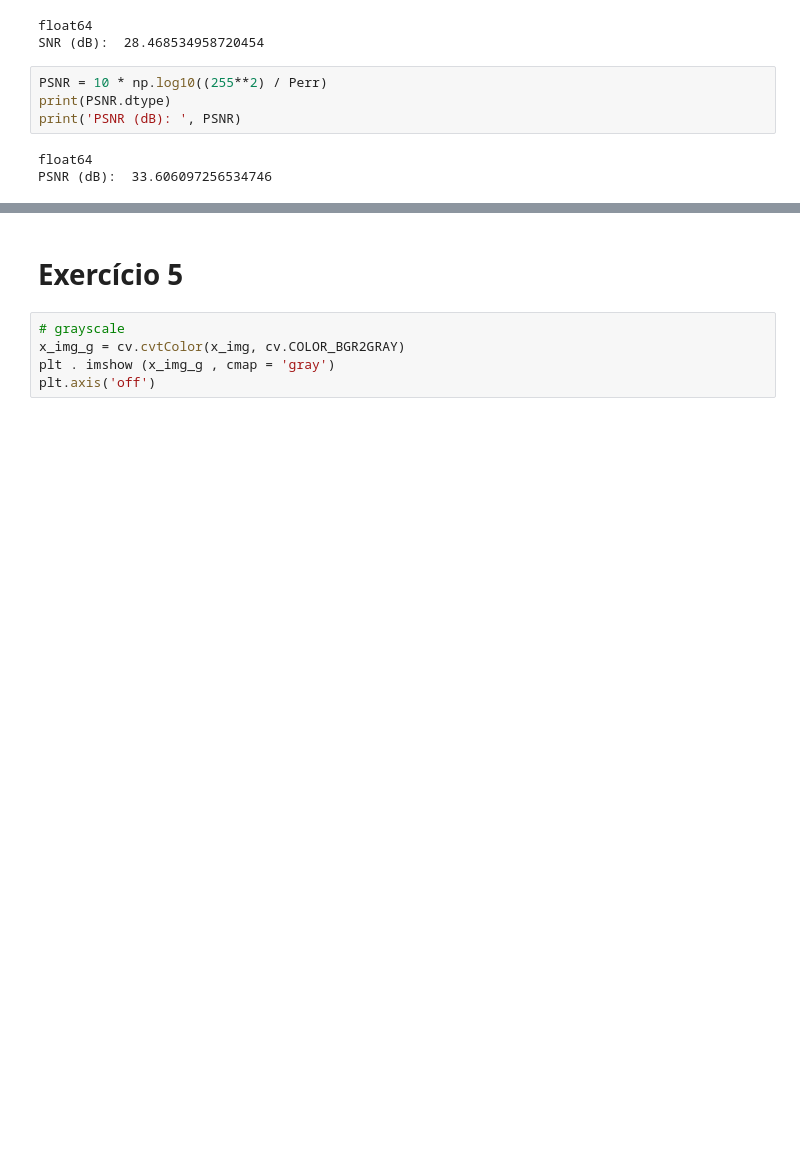
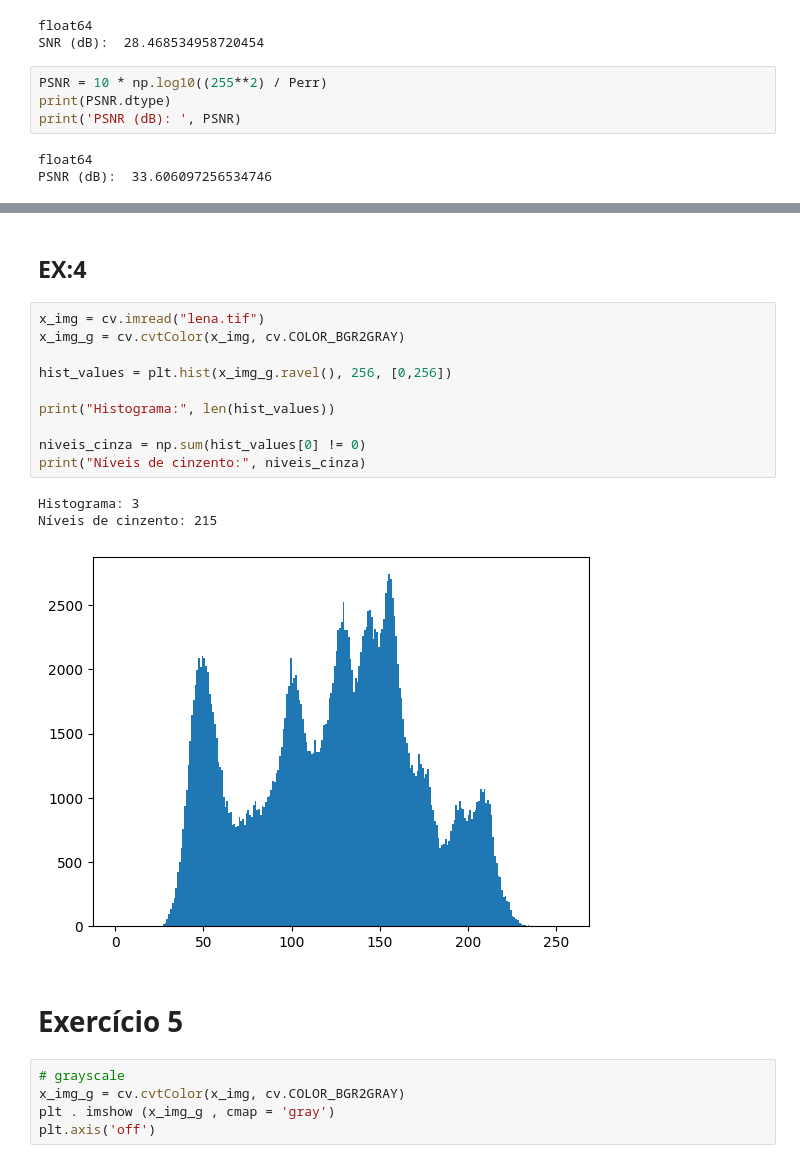
Before and after one commit to l20rr/CSM_52325, a Jupyter notebook: lab1/Trabalho1.ipynb, the cells around one changed output, grey strips where cells are left out. Saved outputs shown, nothing was run; the diff lists cells and outputs as text; blank space fills up the shorter version.

```diff
--- a/lab1/Trabalho1.ipynb
+++ b/lab1/Trabalho1.ipynb
@@ -70,3 +94,19 @@ PSNR (dB):  33.606097256534746
+# %% [markdown]
+## EX:4
+# %%
+x_img = cv.imread("lena.tif")
+x_img_g = cv.cvtColor(x_img, cv.COLOR_BGR2GRAY)
+
+hist_values = plt.hist(x_img_g.ravel(), 256, [0,256])
+
+print("Histograma:", len(hist_values))
+
+niveis_cinza = np.sum(hist_values[0] != 0)
+print("Níveis de cinzento:", niveis_cinza)
+# %% [output]
+Histograma: 3
+Níveis de cinzento: 215
+[figure, added]
 # %% [markdown]
 # Exercício 5
 # %%
```
Also changed, not shown: parts of 6 cells of this notebook, 1 other file.
